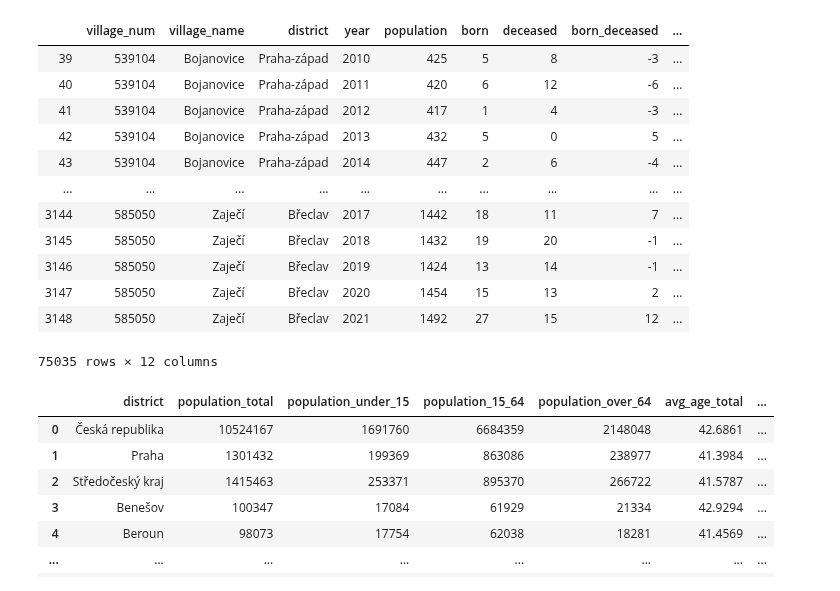
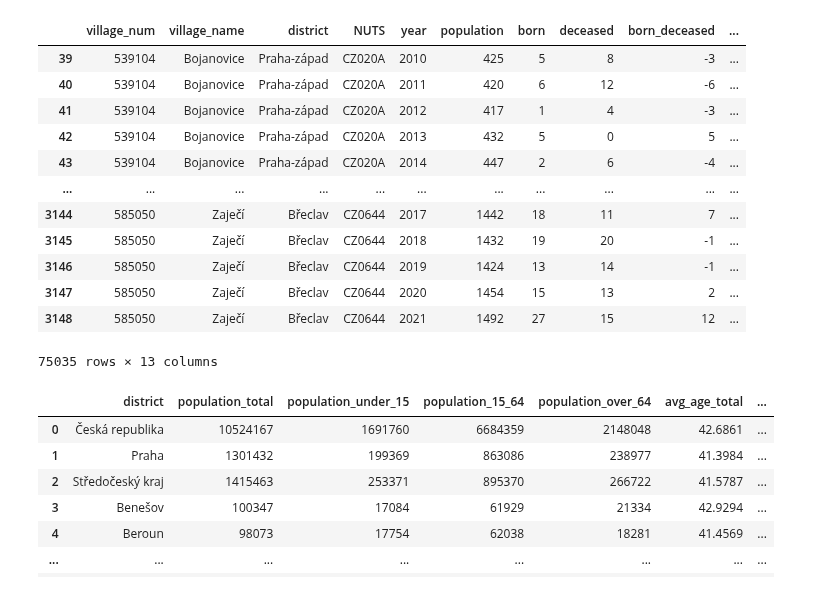
Before and after one commit to opendatalabcz/mapa-zdravi, a Jupyter notebook: src/scripts/demographics.ipynb, the cells around one changed output. Drawn from its saved outputs; the diff is of its cells as text; code cells hidden in the pictures.

Commit message:
add nuts column

```diff
--- a/src/scripts/demographics.ipynb
+++ b/src/scripts/demographics.ipynb
@@ -29,19 +29,20 @@ nuts = pd.Series(nuts.Okres.values,index=nuts.NUTS).to_dict()
 # %%
-demo = pd.DataFrame()
-for name in os.listdir(PATH_POPULATION):
-    district = pd.read_excel(PATH_POPULATION + name)
-    district['Okres'] = nuts[name[:-5]]
-    demo = demo.append(district)
+demo=pd.DataFrame()
+fornameinos.listdir(PATH_POPULATION):
+district=pd.read_excel(PATH_POPULATION+name)
+district['Okres']=nuts[name[:-5]]
+district['NUTS']=name[:-5]
+demo=demo.append(district)
 # %%
-demo = demo[demo.Rok > 2009]
+demo=demo[demo.Rok>2009]
 
-demo = demo[['Číslo\nobce', 'Název obce', 'Okres', 'Rok', 'Stav 31.12.', 'Narození',
-             'Zemřelí', 'Přírůstek přirozený', 'Přistě-\nhovalí',
-             'Vystě-\nhovalí', 'Přírůstek migrační', 'Přírůstek celkový']]
+demo=demo[['Číslo\nobce','Názevobce','Okres','NUTS','Rok','Stav31.12.','Narození',
+'Zemřelí','Přírůstekpřirozený','Přistě-\nhovalí',
+'Vystě-\nhovalí','Přírůstekmigrační','Přírůstekcelkový']]
 
-demo.columns = ['village_num', 'village_name', 'district', 'year',
-                'population', 'born', 'deceased', 'born_deceased',
-                'immigrants', 'emigrants', 'migration', 'change_total']
+demo.columns=['village_num','village_name','district','NUTS','year',
+'population','born','deceased','born_deceased',
+'immigrants','emigrants','migration','change_total']
 # %%
 demo[demo.village_name=='Otice']
 # %% [output]
@@ -61,22 +62,22 @@ demo[demo.village_name=='Otice']
 # %%
-demo = demo[demo.population !='-']
-demo = demo.applymap(lambda x: 0 if '-' == str(x) else x)
+demo=demo[demo.population!='-']
+demo=demo.applymap(lambdax:0if'-'==str(x)elsex)
 
-nums = demo.columns[3:]
-demo[nums] = demo[nums].applymap(int)
+nums=demo.columns[4:]
+demo[nums]=demo[nums].applymap(int)
 demo
 # %% [output]
-|  | village_num | village_name | district | year | population | born | deceased | born_deceased | ... |
-| 39 | 539104 | Bojanovice | Praha-západ | 2010 | 425 | 5 | 8 | -3 | ... |
-| 40 | 539104 | Bojanovice | Praha-západ | 2011 | 420 | 6 | 12 | -6 | ... |
-| 41 | 539104 | Bojanovice | Praha-západ | 2012 | 417 | 1 | 4 | -3 | ... |
-| 42 | 539104 | Bojanovice | Praha-západ | 2013 | 432 | 5 | 0 | 5 | ... |
-| 43 | 539104 | Bojanovice | Praha-západ | 2014 | 447 | 2 | 6 | -4 | ... |
-| ... | ... | ... | ... | ... | ... | ... | ... | ... | ... |
-| 3144 | 585050 | Zaječí | Břeclav | 2017 | 1442 | 18 | 11 | 7 | ... |
-| 3145 | 585050 | Zaječí | Břeclav | 2018 | 1432 | 19 | 20 | -1 | ... |
-| 3146 | 585050 | Zaječí | Břeclav | 2019 | 1424 | 13 | 14 | -1 | ... |
-| 3147 | 585050 | Zaječí | Břeclav | 2020 | 1454 | 15 | 13 | 2 | ... |
-| 3148 | 585050 | Zaječí | Břeclav | 2021 | 1492 | 27 | 15 | 12 | ... |
+|  | village_num | village_name | district | NUTS | year | population | born | deceased | born_deceased | ... |
+| 39 | 539104 | Bojanovice | Praha-západ | CZ020A | 2010 | 425 | 5 | 8 | -3 | ... |
+| 40 | 539104 | Bojanovice | Praha-západ | CZ020A | 2011 | 420 | 6 | 12 | -6 | ... |
+| 41 | 539104 | Bojanovice | Praha-západ | CZ020A | 2012 | 417 | 1 | 4 | -3 | ... |
+| 42 | 539104 | Bojanovice | Praha-západ | CZ020A | 2013 | 432 | 5 | 0 | 5 | ... |
+| 43 | 539104 | Bojanovice | Praha-západ | CZ020A | 2014 | 447 | 2 | 6 | -4 | ... |
+| ... | ... | ... | ... | ... | ... | ... | ... | ... | ... | ... |
+| 3144 | 585050 | Zaječí | Břeclav | CZ0644 | 2017 | 1442 | 18 | 11 | 7 | ... |
+| 3145 | 585050 | Zaječí | Břeclav | CZ0644 | 2018 | 1432 | 19 | 20 | -1 | ... |
+| 3146 | 585050 | Zaječí | Břeclav | CZ0644 | 2019 | 1424 | 13 | 14 | -1 | ... |
+| 3147 | 585050 | Zaječí | Břeclav | CZ0644 | 2020 | 1454 | 15 | 13 | 2 | ... |
+| 3148 | 585050 | Zaječí | Břeclav | CZ0644 | 2021 | 1492 | 27 | 15 | 12 | ... |
-75035 rows × 12 columns
+75035 rows × 13 columns
 # %%
```
Also changed, not shown: parts of 13 cells of this notebook.
